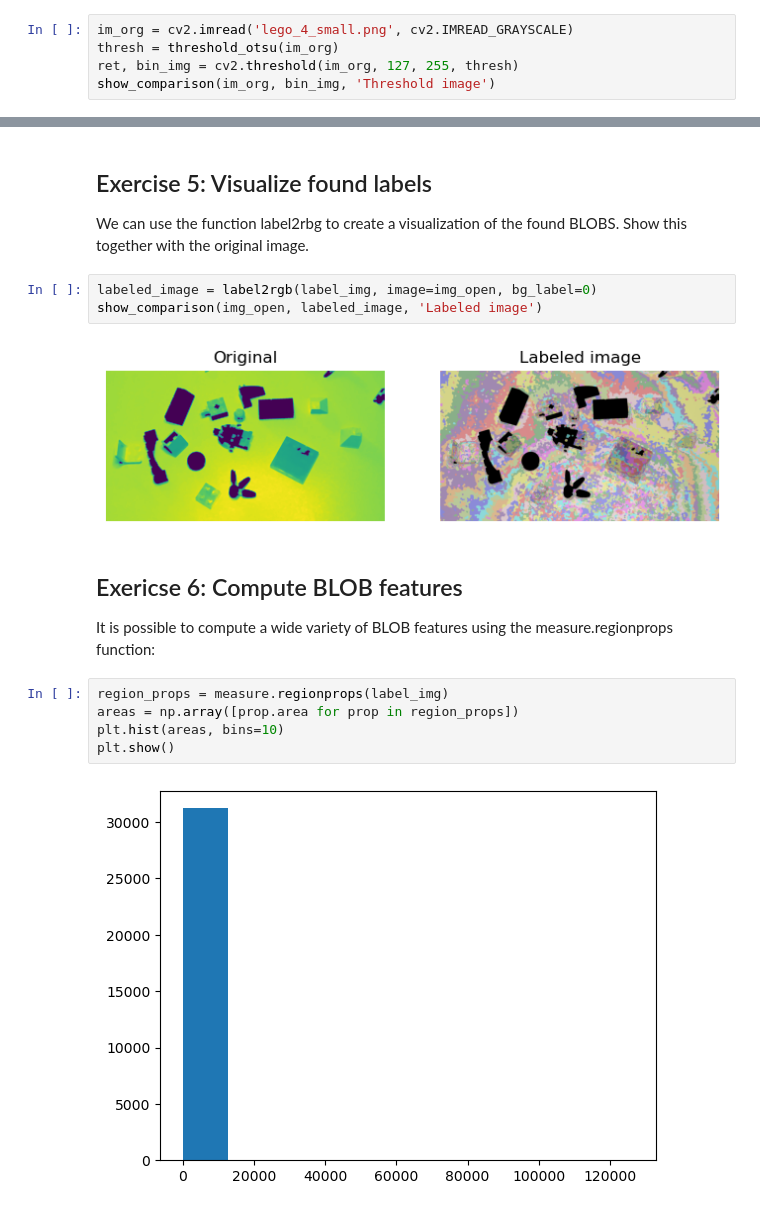
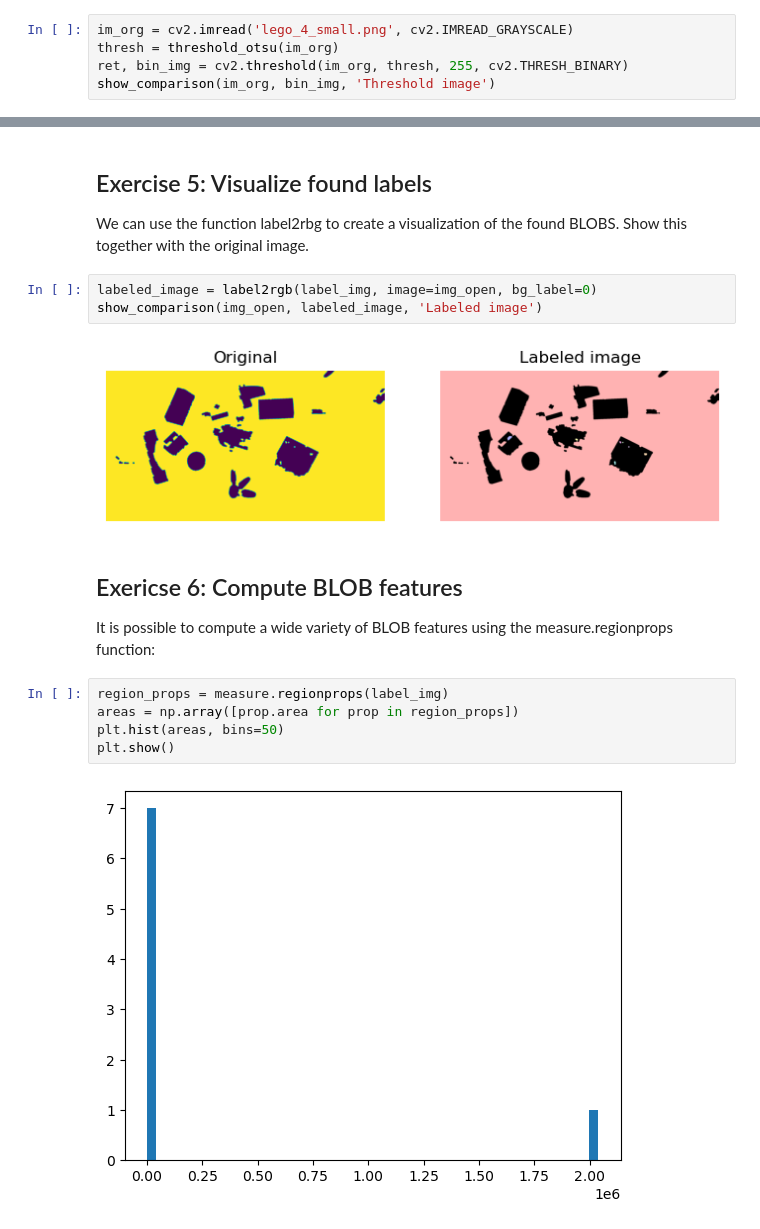
Before and after one commit to davidbasilio/DTUImageAnalysis, a Jupyter notebook: exercises/ex5-BLOBAnalysis/data/Ex5-BlobAnalysis.ipynb, the cells around one changed output, grey strips where cells are left out. Saved outputs shown, nothing was run; the diff lists cells and outputs as text.

```diff
--- a/exercises/ex5-BLOBAnalysis/data/Ex5-BlobAnalysis.ipynb
+++ b/exercises/ex5-BLOBAnalysis/data/Ex5-BlobAnalysis.ipynb
@@ -28,6 +28,6 @@ Show the binary image together with the original image.
 # %%
 im_org = cv2.imread('lego_4_small.png', cv2.IMREAD_GRAYSCALE)
 thresh = threshold_otsu(im_org)
-ret, bin_img = cv2.threshold(im_org, 127, 255, thresh)
+ret, bin_img = cv2.threshold(im_org, thresh, 255, cv2.THRESH_BINARY)
 show_comparison(im_org, bin_img, 'Threshold image')
 # %% [output]
@@ -77,14 +77,14 @@ We can use the function label2rbg to create a visualization of the found BLOBS.
 labeled_image = label2rgb(label_img, image=img_open, bg_label=0)
 show_comparison(img_open, labeled_image, 'Labeled image')
 # %% [output]
-[figure, old version]
+[figure, new version]
 # %% [markdown]
 ## Exericse 6: Compute BLOB features
 It is possible to compute a wide variety of BLOB features using the measure.regionprops function:
 # %%
 region_props = measure.regionprops(label_img)
 areas = np.array([prop.area for prop in region_props])
-plt.hist(areas, bins=10)
+plt.hist(areas, bins=50)
 plt.show()
 # %% [output]
-[figure, old version]
+[figure, new version]
```
Also changed, not shown: parts of 22 cells of this notebook.
